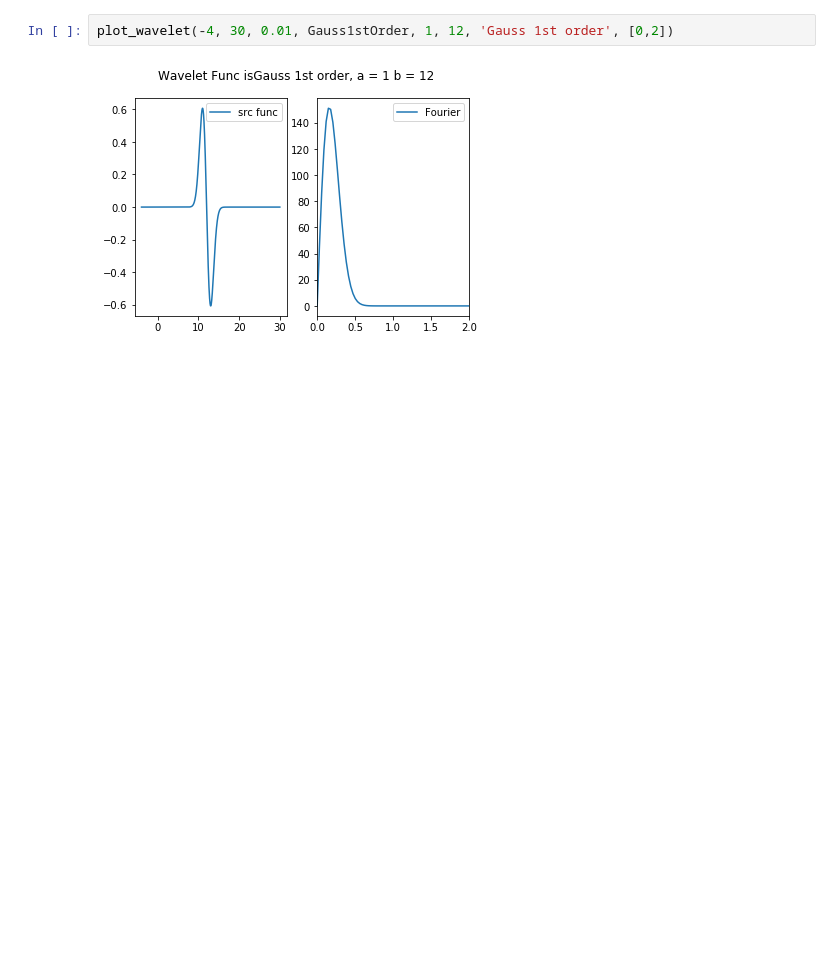
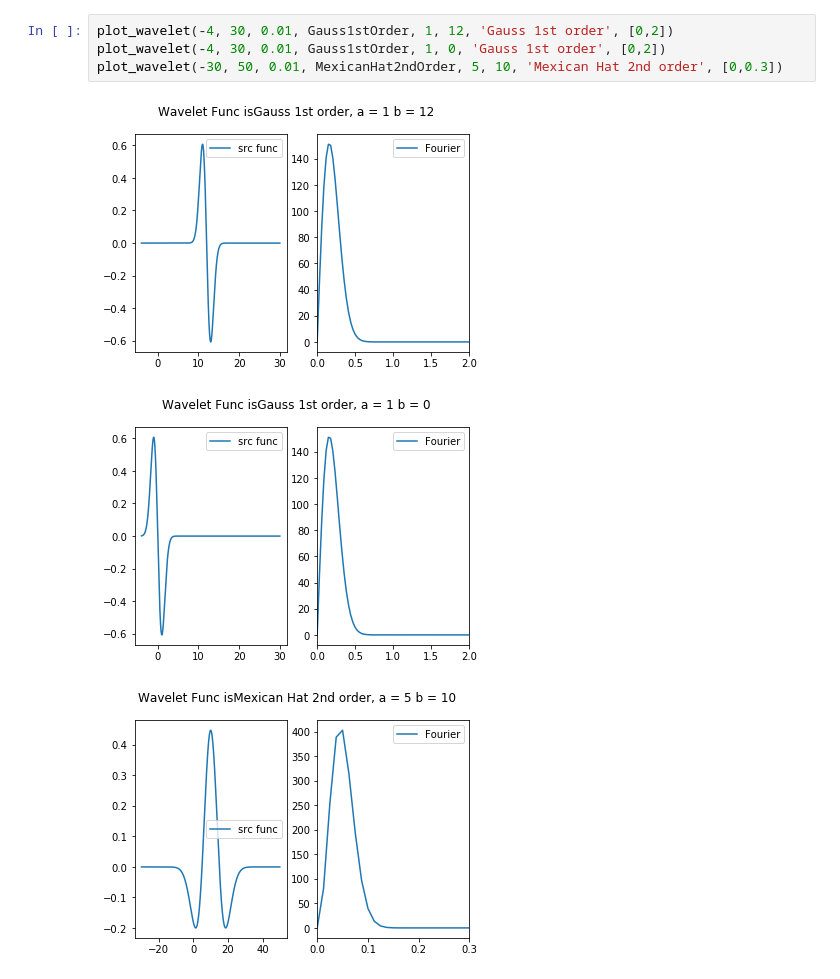
Before and after one commit to PashaIanko/Python, a Jupyter notebook: Wavelet Transform/Wavelet Transform.ipynb, the cells around one changed output. Saved outputs shown, nothing was run; the diff lists cells and outputs as text; blank space fills up the shorter version.

```diff
--- a/Wavelet Transform/Wavelet Transform.ipynb
+++ b/Wavelet Transform/Wavelet Transform.ipynb
@@ -337,4 +347,8 @@ do_wavelet([1,50], [1,50], 256, Gauss1stOrder)
 # %%
 plot_wavelet(-4, 30, 0.01, Gauss1stOrder, 1, 12, 'Gauss 1st order', [0,2])
+plot_wavelet(-4, 30, 0.01, Gauss1stOrder, 1, 0, 'Gauss 1st order', [0,2])
+plot_wavelet(-30, 50, 0.01, MexicanHat2ndOrder, 5, 10, 'Mexican Hat 2nd order', [0,0.3])
 # %% [output]
 [figure]
+[figure, added]
+[figure, added]
```
Also changed, not shown: parts of 3 cells of this notebook.
